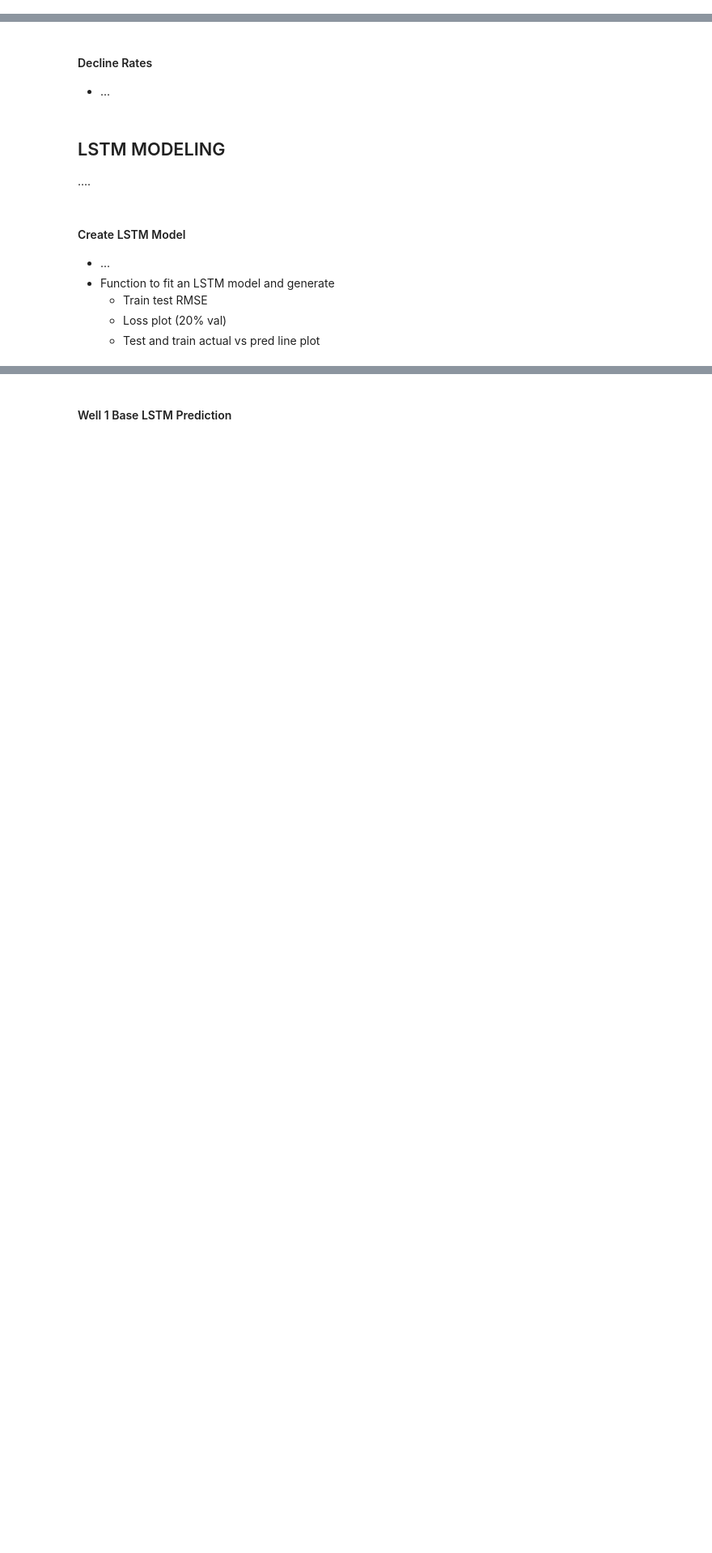
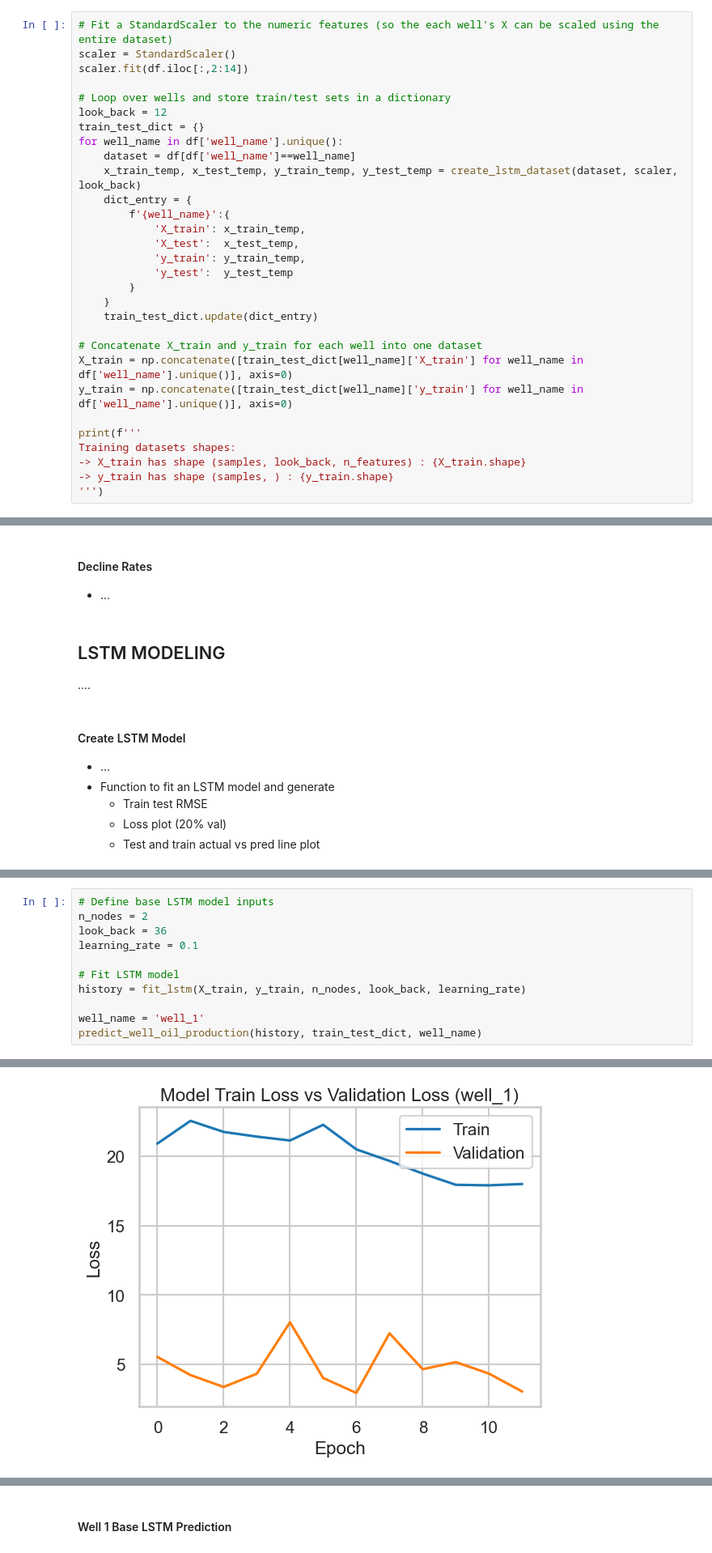
Before and after one commit to ryan-bulger/5511-Final-Project, a Jupyter notebook: lstm-oil-production-forecasting.ipynb, the cells around one changed output, grey strips where cells are left out. Shown at 81% size. Drawn from its saved outputs; the diff is of its cells as text; blank space fills up the shorter version.

```diff
--- a/lstm-oil-production-forecasting.ipynb
+++ b/lstm-oil-production-forecasting.ipynb
@@ -868,0 +772,30 @@ well_1 dataset shapes:
+# %%
+# Fit a StandardScaler to the numeric features (so the each well's X can be scaled using the entire dataset)
+scaler = StandardScaler()
+scaler.fit(df.iloc[:,2:14])
+
+# Loop over wells and store train/test sets in a dictionary
+look_back = 12
+train_test_dict = {}
+for well_name in df['well_name'].unique():
+    dataset = df[df['well_name']==well_name]
+    x_train_temp, x_test_temp, y_train_temp, y_test_temp = create_lstm_dataset(dataset, scaler, look_back)
+    dict_entry = {
+        f'{well_name}':{
+            'X_train': x_train_temp,
+            'X_test':  x_test_temp,
+            'y_train': y_train_temp,
+            'y_test':  y_test_temp
+        }
+    }
+    train_test_dict.update(dict_entry)
+
+# Concatenate X_train and y_train for each well into one dataset
+X_train = np.concatenate([train_test_dict[well_name]['X_train'] for well_name in df['well_name'].unique()], axis=0)
+y_train = np.concatenate([train_test_dict[well_name]['y_train'] for well_name in df['well_name'].unique()], axis=0)
+
+print(f'''
+Training datasets shapes:
+-> X_train has shape (samples, look_back, n_features) : {X_train.shape}
+-> y_train has shape (samples, ) : {y_train.shape}
+''')
@@ -975,0 +963,12 @@ def fit_lstm(well_name, look_back, n_nodes, epochs):
+# %%
+# Define base LSTM model inputs
+n_nodes = 2
+look_back = 36
+learning_rate = 0.1
+
+# Fit LSTM model
+history = fit_lstm(X_train, y_train, n_nodes, look_back, learning_rate)
+
+well_name = 'well_1'
+predict_well_oil_production(history, train_test_dict, well_name)
+# %% [output]
@@ -975,0 +1003 @@ def fit_lstm(well_name, look_back, n_nodes, epochs):
+[figure, added]
```
Also changed, not shown: parts of 36 cells of this notebook, 1 other file.
